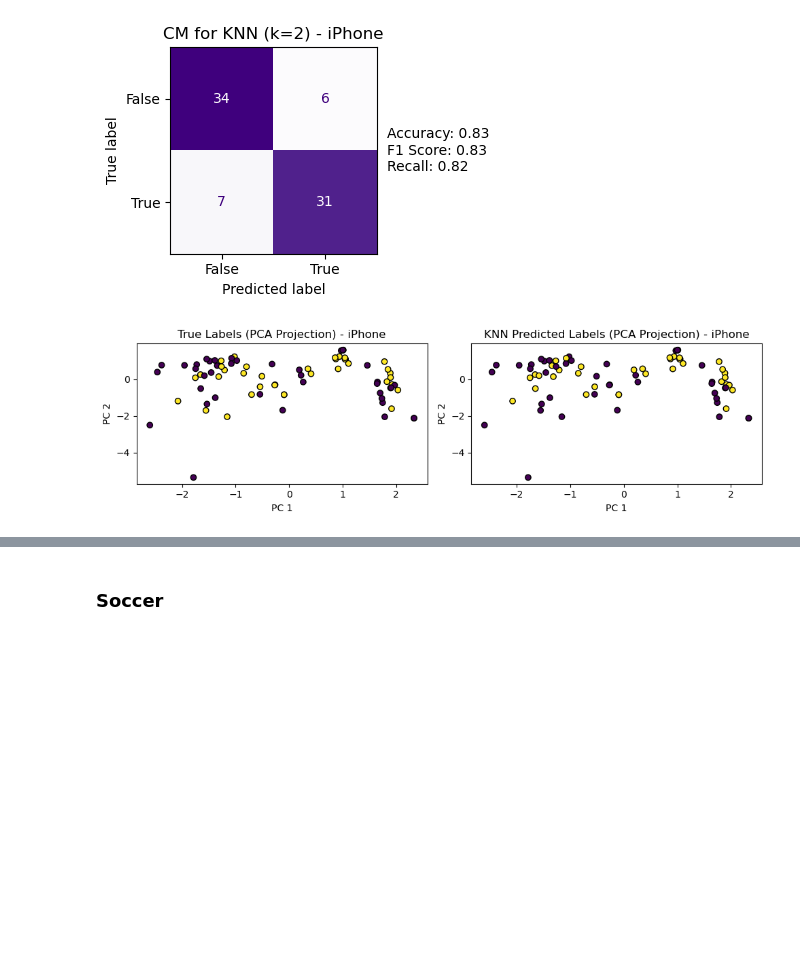
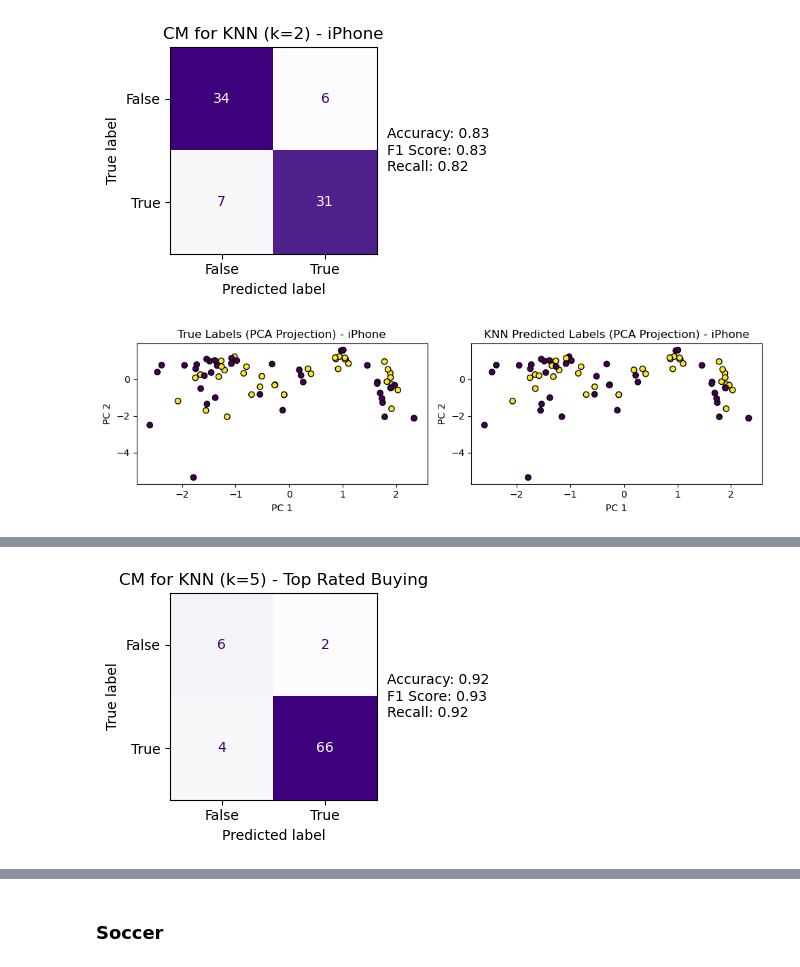
Before and after one commit to blairAJones/ShoppingML, a Jupyter notebook: naive_bayes.ipynb, the cells around one changed output, grey strips where cells are left out. Drawn from its saved outputs; the diff is of its cells as text; code cells hidden in the pictures; blank space fills up the shorter version.

```diff
--- a/naive_bayes.ipynb
+++ b/naive_bayes.ipynb
@@ -267,0 +309,79 @@ plt.show()
+# %%
+import pandas as pd
+from sklearn.model_selection import train_test_split
+from sklearn.preprocessing import StandardScaler
+from sklearn.utils import resample
+from sklearn.neighbors import KNeighborsClassifier
+from sklearn.metrics import accuracy_score, f1_score, recall_score, classification_report, confusion_matrix, ConfusionMatrixDisplay
+import matplotlib.pyplot as plt
+
+# Features and target
+num_features_iphone = ["seller.feedbackPercentage", "seller.feedbackScore", "days_listed",  "seller_item_count",
+                      "model_number", "additional_image_count", "title_length", "price.value"]
+response = "topRatedBuyingExperience"
+
+# Split train/test
+X_train_iphone, X_test_iphone, y_train_iphone, y_test_iphone = train_test_split(
+    df_iphone[num_features_iphone], df_iphone[response],
+    test_size=0.20, random_state=1216)
+
+# Combine X and y for upsampling
+train_df = pd.concat([X_train_iphone, y_train_iphone], axis=1)
+
+# Separate majority and minority classes
+majority_class = train_df[train_df[response] == True]
+minority_class = train_df[train_df[response] == False]
+
+# Upsample minority class
+minority_upsampled = resample(minority_class,
+                              replace=True,
+                              n_samples=len(majority_class),
+                              random_state=42)
+
+# Combine majority and upsampled minority, then shuffle
+train_upsampled = pd.concat([majority_class, minority_upsampled]).sample(frac=1, random_state=42).reset_index(drop=True)
+
+# Split back to X and y
+X_train_upsampled = train_upsampled[num_features_iphone]
+y_train_upsampled = train_upsampled[response]
+
+# Scale features
+sc = StandardScaler()
+X_train_scaled_iphone = sc.fit_transform(X_train_upsampled)
+X_test_scaled_iphone = sc.transform(X_test_iphone)
+
+# Define custom weight function for KNN
+def custom_weight(distances):
+    return 1 / (distances + 1e-5)
+
+# Train KNN with weighted distances
+knn_iphone2 = KNeighborsClassifier(n_neighbors=2, weights=custom_weight)
+knn_iphone2.fit(X_train_scaled_iphone, y_train_upsampled)
+
+# Predict on test set
+preds_knn_iphone2 = knn_iphone2.predict(X_test_scaled_iphone)
+
+# Evaluation
+accuracy = accuracy_score(y_test_iphone, preds_knn_iphone2)
+f1 = f1_score(y_test_iphone, preds_knn_iphone2, average="weighted")
+recall = recall_score(y_test_iphone, preds_knn_iphone2, average="weighted")
+
+print("Accuracy:", accuracy)
+print("F1 Score:", f1)
+print("Recall:", recall)
+print(classification_report(y_test_iphone, preds_knn_iphone2))
+
+# Confusion matrix plot
+cm_iphone = confusion_matrix(y_test_iphone, preds_knn_iphone2)
+fig, ax = plt.subplots(figsize=(5,3))
+disp_iphone = ConfusionMatrixDisplay(confusion_matrix=cm_iphone, display_labels=knn_iphone2.classes_)
+disp_iphone.plot(ax=ax, cmap="Purples", colorbar=False)
+disp_iphone.ax_.set_title('CM for KNN (k=5) - Top Rated Buying')
+
+textstr = f'Accuracy: {accuracy:.2f}\nF1 Score: {f1:.2f}\nRecall: {recall:.2f}'
+ax.text(1.05, 0.5, textstr, transform=ax.transAxes, fontsize=10, verticalalignment='center')
+
+plt.tight_layout()
+plt.savefig("images/3/cm_knn_iphone2.png", dpi=300, bbox_inches='tight')
+plt.show()
+# %% [output]
@@ -267,0 +399 @@ plt.show()
+[figure, added]
```
Also changed, not shown: parts of 5 cells of this notebook, 26 other files.
